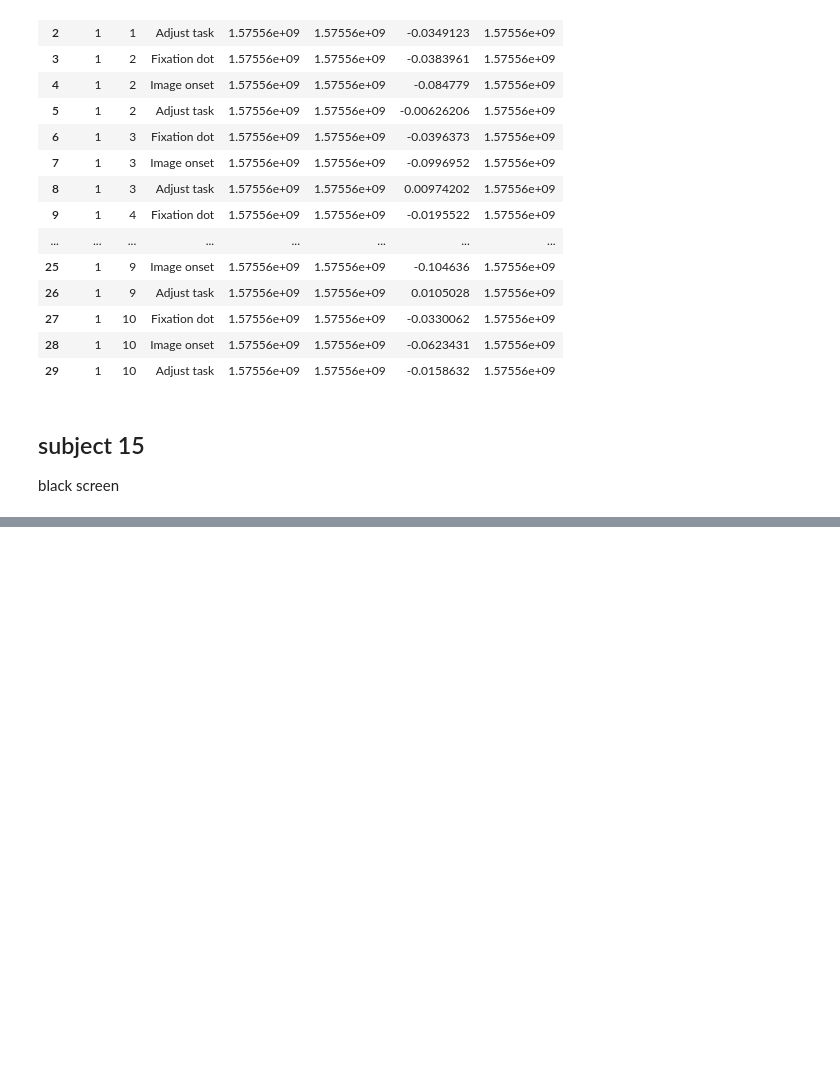
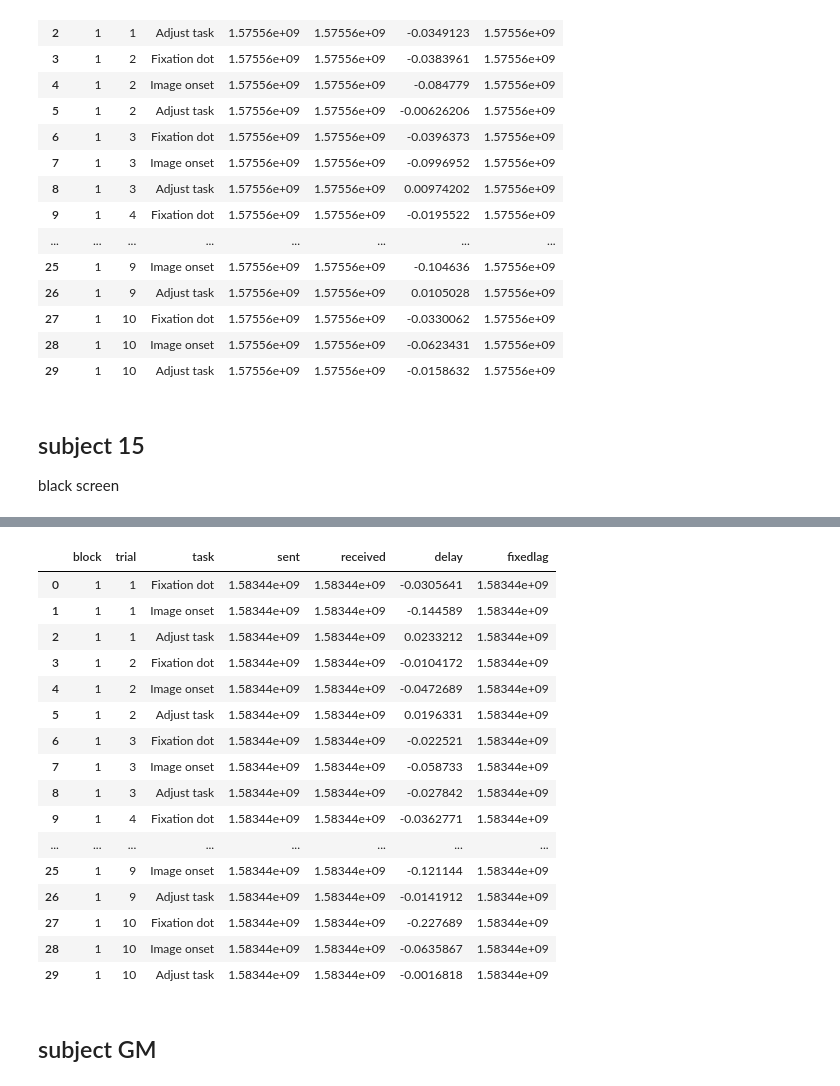
Before and after one commit to selzha/SD_radiology_EM, a Jupyter notebook: trackingdelay.ipynb, the cells around one changed output, grey strips where cells are left out. Drawn from its saved outputs; the diff is of its cells as text; code cells hidden in the pictures; blank space fills up the shorter version.

```diff
--- a/trackingdelay.ipynb
+++ b/trackingdelay.ipynb
@@ -688,0 +969,18 @@ black screen
+# %%
+timesES = pd.DataFrame(columns = col)
+dfES = load_manual_annotations("/Users/selenazhang 1/Desktop/eyedata/subjectES/000")
+# %%
+#change none's to nearest numbers
+for idx, num in dfES.iloc[:, 4].items():
+    if num == None:
+        point = idx
+        while point >= 0:
+            #finds the nearest filled cell that is before it
+            point -= 1
+            val = dfES.iloc[point, 4]
+            if val is not None:
+                dfES.set_value(idx, "trial", val)
+                break
+#first two must be manually done
+dfES.set_value(0, "trial", 1)
+dfES.set_value(1, "trial", 1);
@@ -688,0 +1029,30 @@ black screen
+# %%
+timesES["delay"] = timesES["sent"] - timesES["received"]
+# %%
+avg = timesES["delay"].mean()
+if avg < 0:
+    timesES["fixedlag"] = timesES["received"] + avg #avg was negative
+elif avg > 0:
+    timesES["fixedlag"] = timesES["received"] - avg
+# %%
+timesES
+# %% [output]
+|  | block | trial | task | sent | received | delay | fixedlag |
+| 0 | 1 | 1 | Fixation dot | 1.58344e+09 | 1.58344e+09 | -0.0305641 | 1.58344e+09 |
+| 1 | 1 | 1 | Image onset | 1.58344e+09 | 1.58344e+09 | -0.144589 | 1.58344e+09 |
+| 2 | 1 | 1 | Adjust task | 1.58344e+09 | 1.58344e+09 | 0.0233212 | 1.58344e+09 |
+| 3 | 1 | 2 | Fixation dot | 1.58344e+09 | 1.58344e+09 | -0.0104172 | 1.58344e+09 |
+| 4 | 1 | 2 | Image onset | 1.58344e+09 | 1.58344e+09 | -0.0472689 | 1.58344e+09 |
+| 5 | 1 | 2 | Adjust task | 1.58344e+09 | 1.58344e+09 | 0.0196331 | 1.58344e+09 |
+| 6 | 1 | 3 | Fixation dot | 1.58344e+09 | 1.58344e+09 | -0.022521 | 1.58344e+09 |
+| 7 | 1 | 3 | Image onset | 1.58344e+09 | 1.58344e+09 | -0.058733 | 1.58344e+09 |
+| 8 | 1 | 3 | Adjust task | 1.58344e+09 | 1.58344e+09 | -0.027842 | 1.58344e+09 |
+| 9 | 1 | 4 | Fixation dot | 1.58344e+09 | 1.58344e+09 | -0.0362771 | 1.58344e+09 |
+| ... | ... | ... | ... | ... | ... | ... | ... |
+| 25 | 1 | 9 | Image onset | 1.58344e+09 | 1.58344e+09 | -0.121144 | 1.58344e+09 |
+| 26 | 1 | 9 | Adjust task | 1.58344e+09 | 1.58344e+09 | -0.0141912 | 1.58344e+09 |
+| 27 | 1 | 10 | Fixation dot | 1.58344e+09 | 1.58344e+09 | -0.227689 | 1.58344e+09 |
+| 28 | 1 | 10 | Image onset | 1.58344e+09 | 1.58344e+09 | -0.0635867 | 1.58344e+09 |
+| 29 | 1 | 10 | Adjust task | 1.58344e+09 | 1.58344e+09 | -0.0016818 | 1.58344e+09 |
+# %% [markdown]
+## subject GM
```
Also changed, not shown: parts of 58 cells of this notebook.
